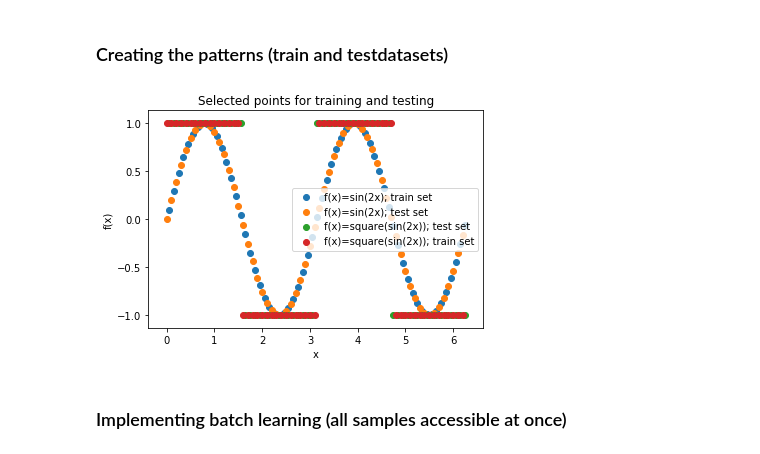
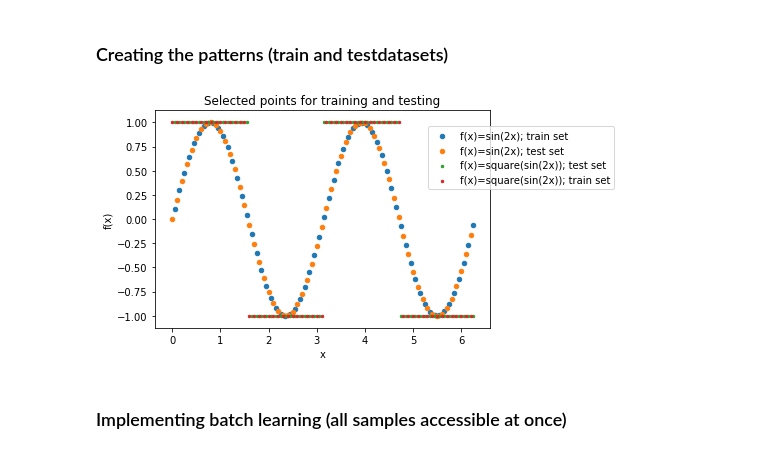
Before and after one commit to vbodell/DD2437, a Jupyter notebook: Lab2/jane.ipynb, the cells around one changed output. Cells and saved outputs as stored; diff of their text form; code cells hidden in the pictures.

Commit message:
plot updates

```diff
--- a/Lab2/jane.ipynb
+++ b/Lab2/jane.ipynb
@@ -49,18 +49,18 @@ vbox = np.vectorize(box)
 square_test = vbox(sin_test)
 square_train = vbox(sin_train)
 # %%
-plt.scatter( pattern_train, sin_train, label ="f(x)=sin(2x); train set")
-plt.scatter(pattern_test, sin_test, label ="f(x)=sin(2x); test set")
-plt.scatter(pattern_train, square_train, label ="f(x)=square(sin(2x)); test set")
-plt.scatter(pattern_test, square_test, label ="f(x)=square(sin(2x)); train set")
+plt.scatter( pattern_train, sin_train, s=20, label ="f(x)=sin(2x); train set")
+plt.scatter(pattern_test, sin_test, s=20, label ="f(x)=sin(2x); test set")
+plt.scatter(pattern_train, square_train, s=6, label ="f(x)=square(sin(2x)); test set")
+plt.scatter(pattern_test, square_test, s=6, label ="f(x)=square(sin(2x)); train set")
 plt.xlabel("x")
 plt.ylabel("f(x)")
-plt.legend()
+plt.legend(bbox_to_anchor=(0.8, 0.95))
 plt.title("Selected points for training and testing")
-plt.plot()
+plt.savefig("I1_test_train_data.png")
 plt.show()
 # %% [output]
-[figure, old version]
+[figure, new version]
 # %% [markdown]
 ### Implementing batch learning (all samples accessible at once)
 # %% [markdown]
```
Also changed, not shown: parts of 36 cells of this notebook.
